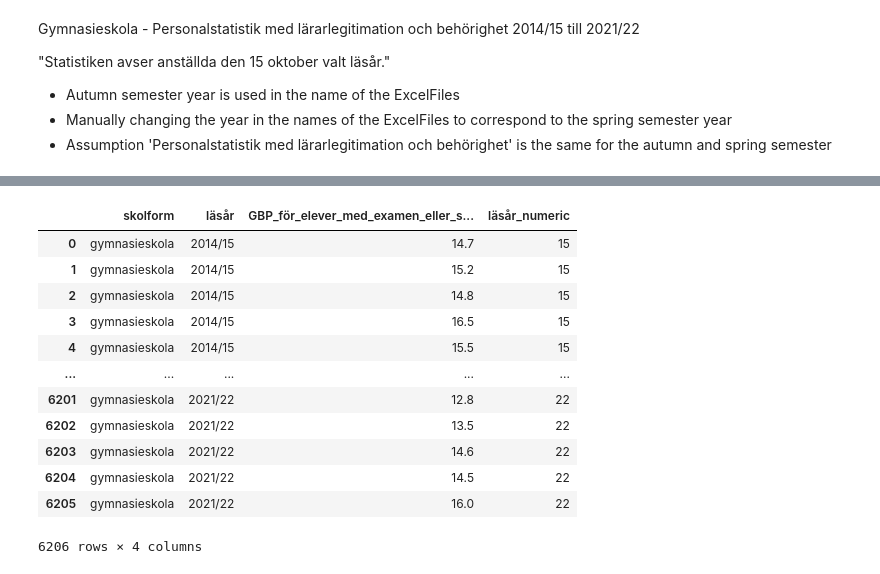
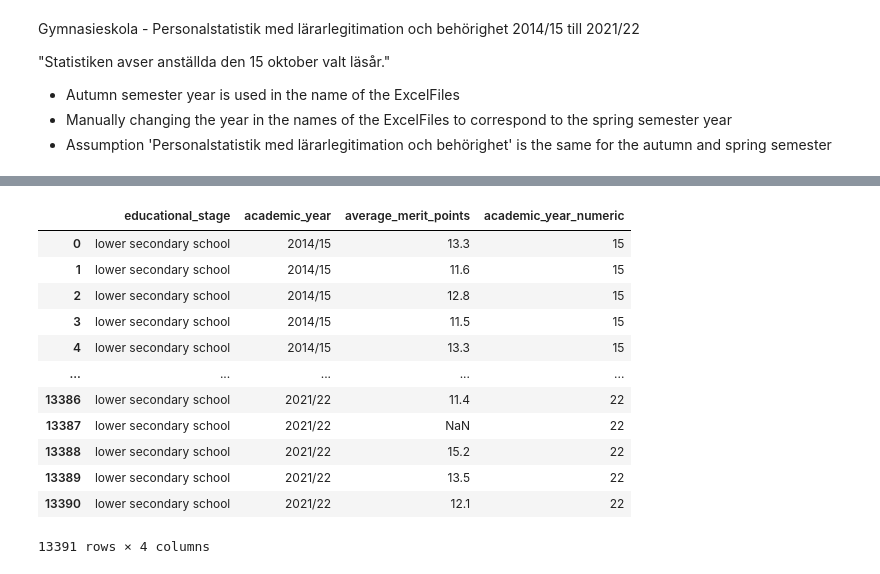
Before and after one commit to andrescruzsanchez/5350-Thesis-in-Economics, a Jupyter notebook: Code/gymnasieskola.ipynb, the cells around one changed output, grey strips where cells are left out. Drawn from its saved outputs; the diff is of its cells as text; code cells hidden in the pictures.

```diff
--- a/Code/gymnasieskola.ipynb
+++ b/Code/gymnasieskola.ipynb
@@ -697,9 +818,9 @@ DataFrame_II.replace(['.', '..'], np.nan, inplace=True)
 # Step 5 -  Final Modification to the Dataframe_II
 
 # Define the desired column order
-column_order = ['skol_enhetskod', 'skolkommun', 'kommun_kod', 'typ_av_huvudman', 'läsår', 'skolform',
-                'antal_skolelever',  'school_size',
-                'andel_tjejer', 'andel_m_utl_bakgr', 'andel_m_högutb_föräldrar']
+column_order = ['school_ID', 'school_municipality', 'municipality_ID', 'type_of_principal', 'academic_year', 'educational_stage',
+                'total_school_students',  'school_size',
+                'share_females', 'share_foreign_background', 'share_postsecondary_parents']
 
 # Reorder the DataFrame
 DataFrame_II = DataFrame_II[column_order]
@@ -969,7 +1090,7 @@ all_files = glob.glob(os.path.join(path, "*.xlsx"))
 all_files.sort()
 
 # Predefined list of LÄSÅR (ensure this list matches the number of files and in the right order of how python reads the folder (ascending or descending))
-LÄSÅR = ['2014/15', '2015/16', '2016/17','2017/18', '2018/19', '2019/20', '2020/21', '2021/22']
+ACADEMIC_YEAR = ['2014/15', '2015/16', '2016/17','2017/18', '2018/19', '2019/20', '2020/21', '2021/22']
 
 # Creating a function
 def read_excel_files(sheet_name):
@@ -1007,74 +1128,74 @@ def read_excel_files(sheet_name):
             df.columns = column_names
 
         # Add the "läsår_vår" column using the predefined years list
-        df["läsår"] = LÄSÅR[i]
+        df["academic_year"] = ACADEMIC_YEAR[i]
 
-        # Add the "skolform" column with the fixed value 'gymnasieskola'
-        df["skolform"] = 'grundskola'
+        # Add the "educational_stage" column with the fixed value 'lower secondary school'
+        df["educational_stage"] = 'lower secondary school'
 
         # Append the DataFrame to the list
         li.append(df)
 
     return pd.concat(li, ignore_index=True)
 
-
 # --- Specify sheet name choice ---
 sheet_name_choice = "Statistik"
 
 # Applying the function
-gpb_DataFrame_IIII = read_excel_files(sheet_name_choice)
+# Average Merit Points (AMP)
+AMP_DataFrame_IIII = read_excel_files(sheet_name_choice)
 # %%
 # Step 2 - Modifying gpb_DataFrame_IIII
 
 # Define a list of new column names in the correct order
 new_names = [
-    'skola',                                        # Column 1: from 'Skola'
-    'skol_enhetskod',                               # Column 2: from 'Skol-enhetskod'
-    'skolkommun',                                   # Column 3: from 'Skolkommun'
-    'kommun_kod',                                   # Column 4: from 'Kommun-kod'
-    'typ_av_huvudman',                              # Column 5: from 'Typ av huvudman'
-    'huvudman',                                     # Column 6: from 'Huvudman'
-    'huvudman_orgnr',                               # Column 7: from 'Huvudman orgnr'
-    'antal_elever',                                 # Column 8: from 'Antal elever'
+    'school_name',                                  # Column 1: from 'Skola'
+    'school_ID',                                    # Column 2: from 'Skol-enhetskod'
+    'school_municipality',                          # Column 3: from 'Skolkommun'
+    'municipality_ID',                              # Column 4: from 'Kommun-kod'
+    'type_of_principal',                            # Column 5: from 'Typ av huvudman'
+    'principal',                                    # Column 6: from 'Huvudman'
+    'principal_orgnr',                              # Column 7: from 'Huvudman orgnr'
+    'graduating_students',                          # Column 8: from 'Antal elever'
     'andel_uppnått_kunskapskraven_i_alla_ämnen',    # Column 9: Andel som uppnått kunskapskraven i alla ämnen
     'andel_%_elever_behöriga_yrkesprog.',           # Column 10: Andel (%) elever behöriga till yrkesprog.
-    'genomsnittligt_meritvärde',                    # Column 11: Genomsnittligt meritvärde (17 ämnen)
-    'läsår',                                        # Column 12: from 'läsår'
-    'skolform'                                      # Column 13: from 'skolform'
+    'average_merit_points',                          # Column 11: Genomsnittligt meritvärde (17 ämnen)
+    'academic_year',                                # Column 12: from 'läsår'
+    'educational_stage'                             # Column 13: from 'skolform'
     ]
 
 # Assign the new column names based on their position
-gpb_DataFrame_IIII.columns = new_names
+AMP_DataFrame_IIII.columns = new_names
 
 # Keeping only relevant columns
-gpb_DataFrame_IIII = gpb_DataFrame_IIII[['skolform', 'läsår', 'genomsnittligt_meritvärde']]
+AMP_DataFrame_IIII = AMP_DataFrame_IIII[['educational_stage', 'academic_year', 'average_merit_points']]
 
 # Filling in . and .. as np.nan (i.e., missing values)
-gpb_DataFrame_IIII.replace(['.', '..'], np.nan, inplace=True)
+AMP_DataFrame_IIII.replace(['.', '..'], np.nan, inplace=True)
 
 # Genomsnittligt meritvärde (17 ämnen)
 # Approximation to Gymnasieskolans Genomsnittligt Betygspoäng by divding by 17
 antal_ämnen = 17
-gpb_DataFrame_IIII['genomsnittligt_meritvärde'] = (gpb_DataFrame_IIII['genomsnittligt_meritvärde'] / antal_ämnen).round(1)
+AMP_DataFrame_IIII['average_merit_points'] = (AMP_DataFrame_IIII['average_merit_points'] / antal_ämnen).round(1)
 
 # Extract the last two digits (YY) for sorting
-gpb_DataFrame_IIII['läsår_numeric'] = gpb_DataFrame_IIII['läsår'].str[-2:].astype(int)
+AMP_DataFrame_IIII['academic_year_numeric'] = AMP_DataFrame_IIII['academic_year'].str[-2:].astype(int)
 
-gpb_DataFrame_I
+AMP_DataFrame_IIII
 # %% [output]
-|  | skolform | läsår | GBP_för_elever_med_examen_eller_s... | läsår_numeric |
-| 0 | gymnasieskola | 2014/15 | 14.7 | 15 |
-| 1 | gymnasieskola | 2014/15 | 15.2 | 15 |
-| 2 | gymnasieskola | 2014/15 | 14.8 | 15 |
-| 3 | gymnasieskola | 2014/15 | 16.5 | 15 |
-| 4 | gymnasieskola | 2014/15 | 15.5 | 15 |
+|  | educational_stage | academic_year | average_merit_points | academic_year_numeric |
+| 0 | lower secondary school | 2014/15 | 13.3 | 15 |
+| 1 | lower secondary school | 2014/15 | 11.6 | 15 |
+| 2 | lower secondary school | 2014/15 | 12.8 | 15 |
+| 3 | lower secondary school | 2014/15 | 11.5 | 15 |
+| 4 | lower secondary school | 2014/15 | 13.3 | 15 |
 | ... | ... | ... | ... | ... |
-| 6201 | gymnasieskola | 2021/22 | 12.8 | 22 |
-| 6202 | gymnasieskola | 2021/22 | 13.5 | 22 |
-| 6203 | gymnasieskola | 2021/22 | 14.6 | 22 |
-| 6204 | gymnasieskola | 2021/22 | 14.5 | 22 |
-| 6205 | gymnasieskola | 2021/22 | 16.0 | 22 |
+| 13386 | lower secondary school | 2021/22 | 11.4 | 22 |
+| 13387 | lower secondary school | 2021/22 | NaN | 22 |
+| 13388 | lower secondary school | 2021/22 | 15.2 | 22 |
+| 13389 | lower secondary school | 2021/22 | 13.5 | 22 |
+| 13390 | lower secondary school | 2021/22 | 12.1 | 22 |
-6206 rows × 4 columns
+13391 rows × 4 columns
 # %%
 # Step 3 - Modifying gpb_DataFrame_IIII and gpb_DataFrame_I
 
```
Also changed, not shown: parts of 22 cells of this notebook, 7 other files.
